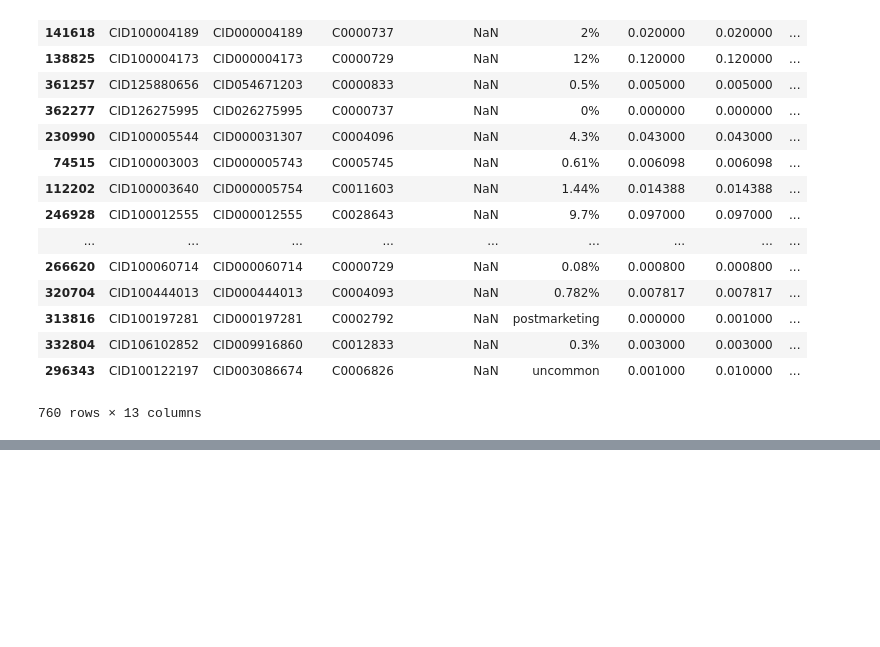
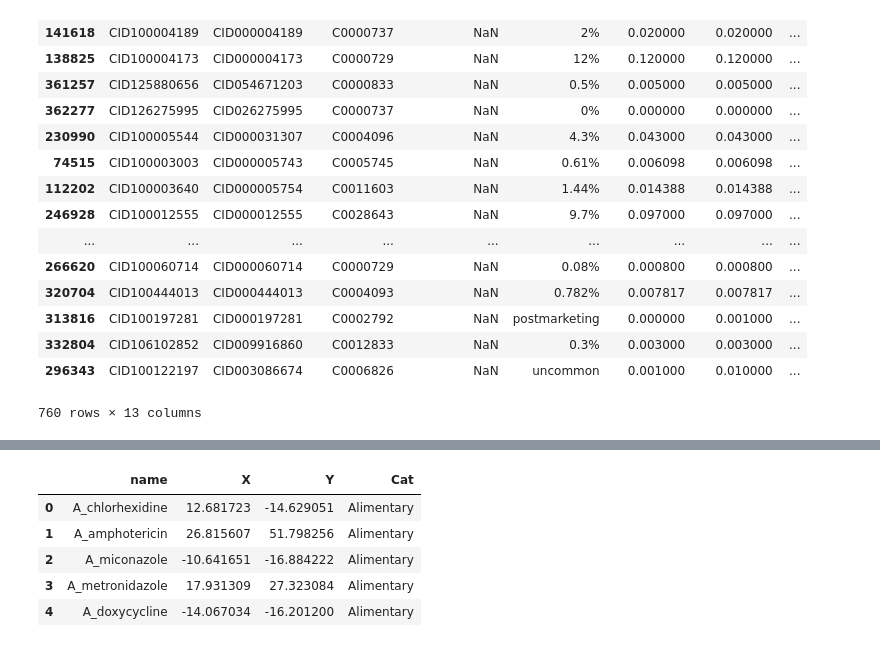
Before and after one commit to batmanlab/drugEmbedding, a Jupyter notebook: notebooks/sider_similarity.ipynb, the cells around one changed output, grey strips where cells are left out. Cells and saved outputs as stored; diff of their text form; code cells hidden in the pictures; blank space fills up the shorter version.

```diff
--- a/notebooks/sider_similarity.ipynb
+++ b/notebooks/sider_similarity.ipynb
@@ -192,0 +241,26 @@ array([ True,  True,  True,  True,  True,  True,  True,  True,  True,
+# %%
+df_labels = pd.DataFrame({'X':Y[:,0], 'Y':Y[:, 1], 'Cat':0}, index=df_drugs.index)
+#df_labels['x'] = Y[:, 0]
+#df_labels['y'] = Y[:, 0]
+A = df_labels.index.str.startswith('A_')
+B = df_labels.index.str.startswith('B_')
+C = df_labels.index.str.startswith('C_')
+D = df_labels.index.str.startswith('D_')
+G = df_labels.index.str.startswith('G_')
+df_labels.loc[A, 'Cat']='Alimentary'
+df_labels.loc[B, 'Cat']='Blood'
+df_labels.loc[C, 'Cat']='Cardiovascular'
+df_labels.loc[D, 'Cat']='Dermatologicals'
+df_labels.loc[G, 'Cat']='Genitourinary'
+# %%
+df_labels_skim = df_labels.query('Cat!=0')
+df_labels_skim = df_labels_skim.reset_index().rename(columns={'index':'name'})
+# %%
+df_labels_skim.head()
+# %% [output]
+|  | name | X | Y | Cat |
+| 0 | A_chlorhexidine | 12.681723 | -14.629051 | Alimentary |
+| 1 | A_amphotericin | 26.815607 | 51.798256 | Alimentary |
+| 2 | A_miconazole | -10.641651 | -16.884222 | Alimentary |
+| 3 | A_metronidazole | 17.931309 | 27.323084 | Alimentary |
+| 4 | A_doxycycline | -14.067034 | -16.201200 | Alimentary |
```
Also changed, not shown: parts of 9 cells of this notebook.
